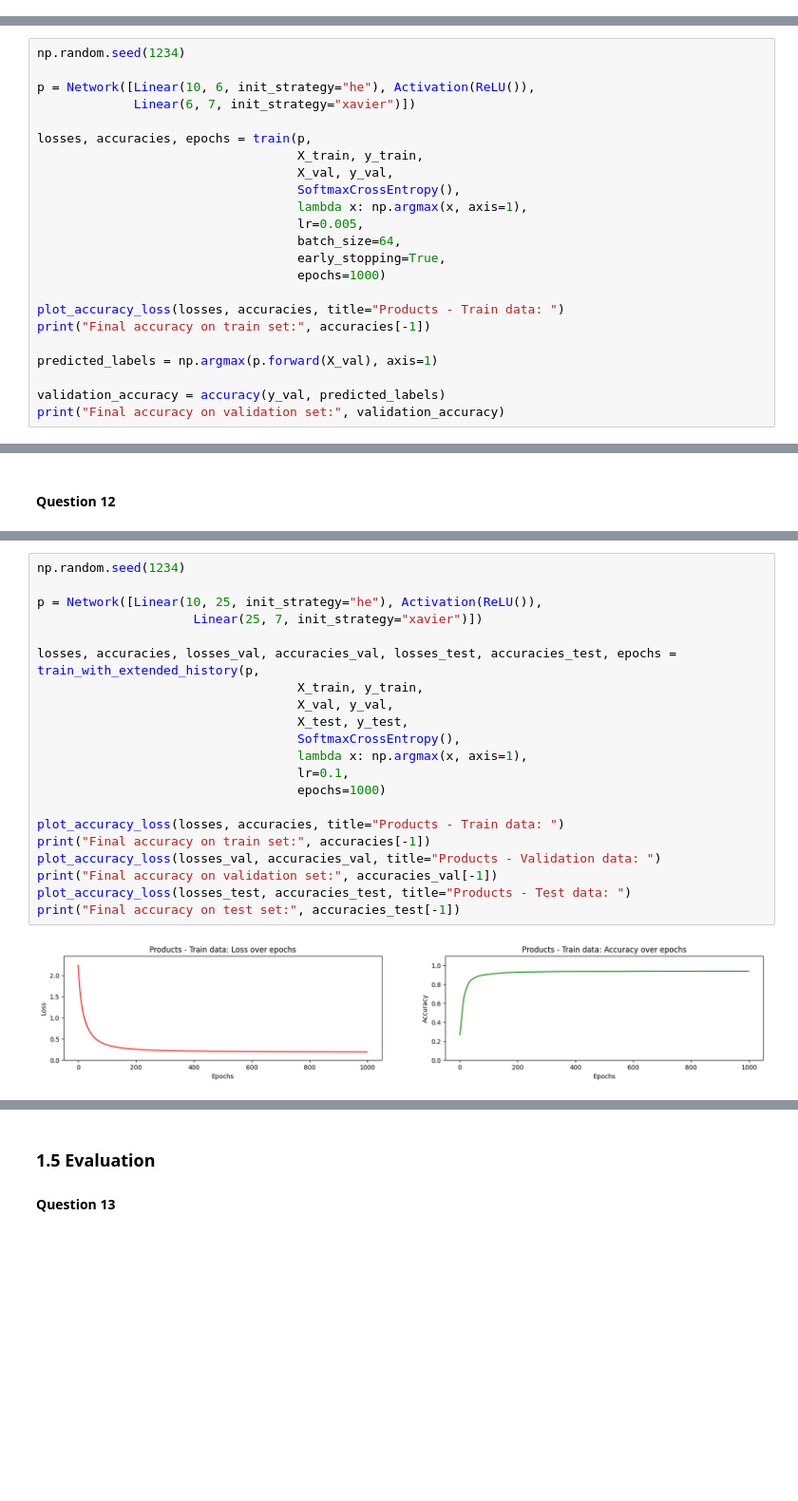
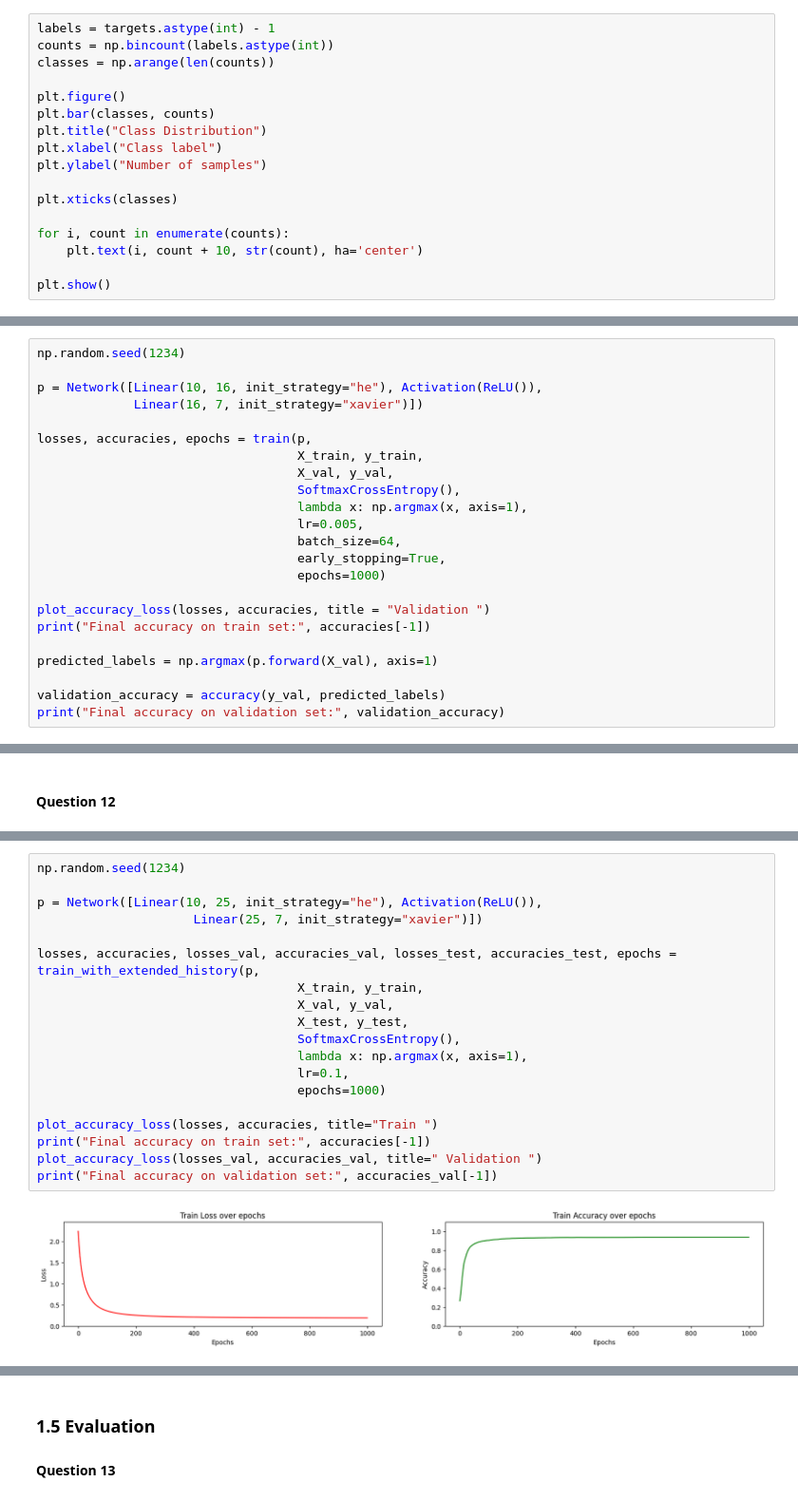
Before and after one commit to zain1290/Artificial-Neural-Network, a Jupyter notebook: src/Main.ipynb, the cells around one changed output, grey strips where cells are left out. Shown at 95% size. Cells and saved outputs as stored; diff of their text form; blank space fills up the shorter version.

Commit message:
Added report text

```diff
--- a/src/Main.ipynb
+++ b/src/Main.ipynb
@@ -370,0 +369,17 @@ We will apply feature normalisation to the data. This is because it can help wit
+# %%
+labels = targets.astype(int) - 1
+counts = np.bincount(labels.astype(int))
+classes = np.arange(len(counts))
+
+plt.figure()
+plt.bar(classes, counts)
+plt.title("Class Distribution")
+plt.xlabel("Class label")
+plt.ylabel("Number of samples")
+
+plt.xticks(classes)
+
+for i, count in enumerate(counts):
+    plt.text(i, count + 10, str(count), ha='center')
+
+plt.show()
@@ -430,8 +454,8 @@ We will now finally train our model for a fixed neurons per layer - more specifi
 # %%
 np.random.seed(1234)
 
-p = Network([Linear(10, 6, init_strategy="he"), Activation(ReLU()),
-             Linear(6, 7, init_strategy="xavier")])
+p = Network([Linear(10, 16, init_strategy="he"), Activation(ReLU()),
+             Linear(16, 7, init_strategy="xavier")])
 
 losses, accuracies, epochs = train(p,
                                    X_train, y_train,
@@ -443,7 +467,7 @@ losses, accuracies, epochs = train(p,
                                    early_stopping=True,
                                    epochs=1000)
 
-plot_accuracy_loss(losses, accuracies, title="Products - Train data: ")
+plot_accuracy_loss(losses, accuracies, title = "Validation ")
 print("Final accuracy on train set:", accuracies[-1])
 
 predicted_labels = np.argmax(p.forward(X_val), axis=1)
@@ -708,24 +713,22 @@ def train_with_extended_history(net,
 # %%
 np.random.seed(1234)
 
 p = Network([Linear(10, 25, init_strategy="he"), Activation(ReLU()),
                      Linear(25, 7, init_strategy="xavier")])
 
 losses, accuracies, losses_val, accuracies_val, losses_test, accuracies_test, epochs = train_with_extended_history(p,
                                    X_train, y_train,
                                    X_val, y_val,
                                    X_test, y_test,
                                    SoftmaxCrossEntropy(),
                                    lambda x: np.argmax(x, axis=1),
                                    lr=0.1,
                                    epochs=1000)
 
-plot_accuracy_loss(losses, accuracies, title="Products - Train data: ")
+plot_accuracy_loss(losses, accuracies, title="Train ")
 print("Final accuracy on train set:", accuracies[-1])
-plot_accuracy_loss(losses_val, accuracies_val, title="Products - Validation data: ")
+plot_accuracy_loss(losses_val, accuracies_val, title=" Validation ")
 print("Final accuracy on validation set:", accuracies_val[-1])
-plot_accuracy_loss(losses_test, accuracies_test, title="Products - Test data: ")
-print("Final accuracy on test set:", accuracies_test[-1])
 # %% [output]
-[figure, old version]
+[figure, new version]
 Final accuracy on train set: 0.9368746589048572
```
Also changed, not shown: parts of 55 cells of this notebook.
